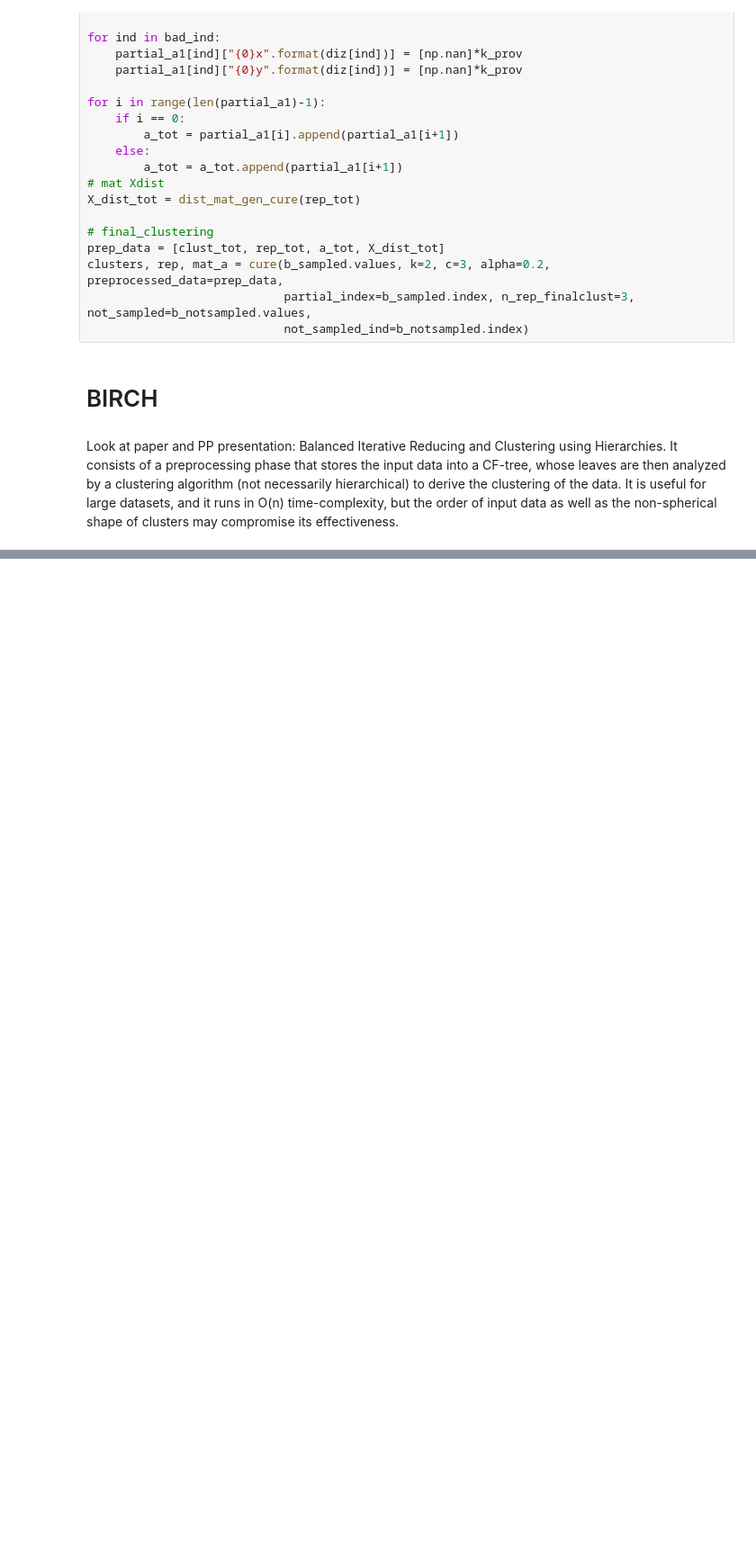
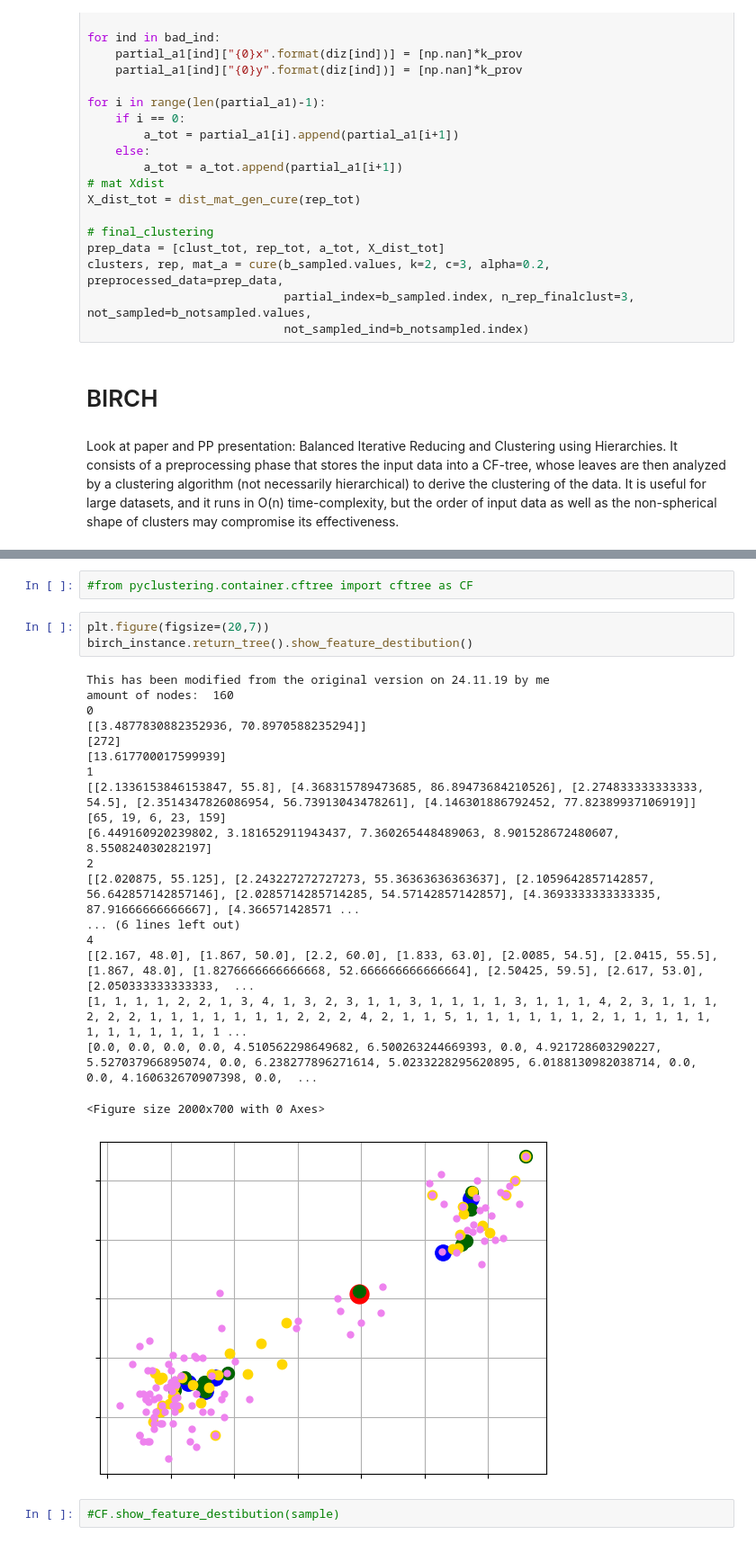
Before and after one commit to guglielmosanchini/ClustViz, a Jupyter notebook: Clustering_visualization_notebook.ipynb, the cells around one changed output, grey strips where cells are left out. Shown at 90% size. Drawn from its saved outputs; the diff is of its cells as text; blank space fills up the shorter version.

```diff
--- a/Clustering_visualization_notebook.ipynb
+++ b/Clustering_visualization_notebook.ipynb
@@ -2770,0 +2829,27 @@ It consists of a preprocessing phase that stores the input data into a CF-tree,
+# %%
+#from pyclustering.container.cftree import cftree as CF
+# %%
+plt.figure(figsize=(20,7))
+birch_instance.return_tree().show_feature_destibution()
+# %% [output]
+This has been modified from the original version on 24.11.19 by me
+amount of nodes:  160
+0
+[[3.4877830882352936, 70.8970588235294]]
+[272]
+[13.617700017599939]
+1
+[[2.1336153846153847, 55.8], [4.368315789473685, 86.89473684210526], [2.274833333333333, 54.5], [2.3514347826086954, 56.73913043478261], [4.146301886792452, 77.82389937106919]]
+[65, 19, 6, 23, 159]
+[6.449160920239802, 3.181652911943437, 7.360265448489063, 8.901528672480607, 8.550824030282197]
+2
+[[2.020875, 55.125], [2.243227272727273, 55.36363636363637], [2.1059642857142857, 56.642857142857146], [2.0285714285714285, 54.57142857142857], [4.3693333333333335, 87.91666666666667], [4.366571428571 ...
+... (6 lines left out)
+4
+[[2.167, 48.0], [1.867, 50.0], [2.2, 60.0], [1.833, 63.0], [2.0085, 54.5], [2.0415, 55.5], [1.867, 48.0], [1.8276666666666668, 52.666666666666664], [2.50425, 59.5], [2.617, 53.0], [2.050333333333333,  ...
+[1, 1, 1, 1, 2, 2, 1, 3, 4, 1, 3, 2, 3, 1, 1, 3, 1, 1, 1, 1, 3, 1, 1, 1, 4, 2, 3, 1, 1, 1, 2, 2, 2, 1, 1, 1, 1, 1, 1, 1, 2, 2, 2, 4, 2, 1, 1, 5, 1, 1, 1, 1, 1, 1, 2, 1, 1, 1, 1, 1, 1, 1, 1, 1, 1, 1, 1 ...
+[0.0, 0.0, 0.0, 0.0, 4.510562298649682, 6.500263244669393, 0.0, 4.921728603290227, 5.527037966895074, 0.0, 6.238277896271614, 5.0233228295620895, 6.0188130982038714, 0.0, 0.0, 4.160632670907398, 0.0,  ...
+<Figure size 2000x700 with 0 Axes>
+[figure, added]
+# %%
+#CF.show_feature_destibution(sample)
```
Also changed, not shown: parts of 16 cells of this notebook, 8 other files.
